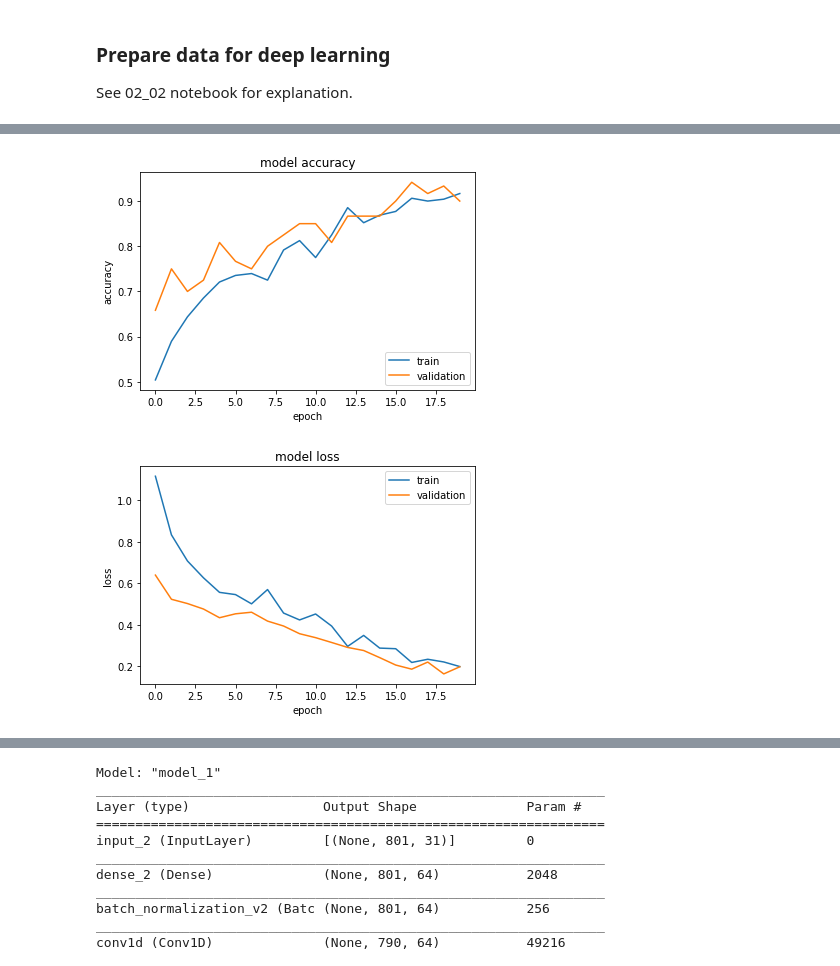
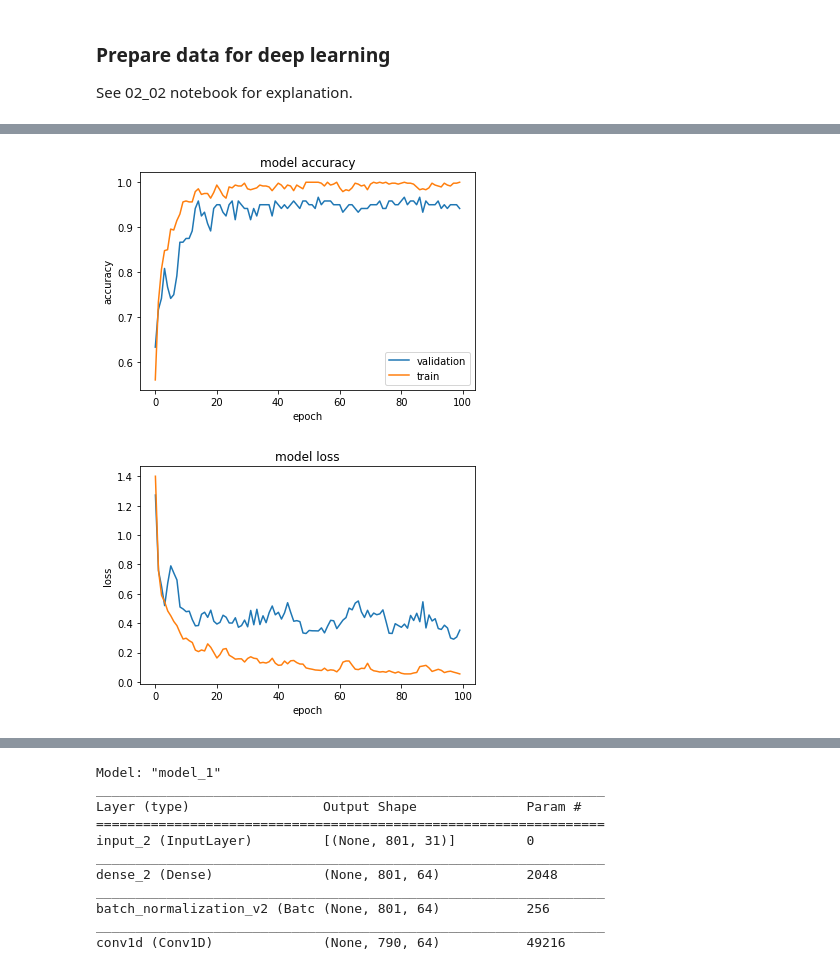
Before and after one commit to SachsLab/IntracranialNeurophysDL, a Jupyter notebook: notebooks/03_02_CNN_faces_houses.ipynb, the cells around one changed output, grey strips where cells are left out. Cells and saved outputs as stored; diff of their text form; code cells hidden in the pictures.

```diff
--- a/notebooks/03_02_CNN_faces_houses.ipynb
+++ b/notebooks/03_02_CNN_faces_houses.ipynb
@@ -230,0 +268,22 @@ _________________________________________________________________
+# %%
+# Prepare callbacks
+import shutil
+log_dir = Path.cwd() / "logs"
+if log_dir.is_dir():
+    try:
+        shutil.rmtree(str(log_dir))
+    except PermissionError:
+        print("Unable to remove logs directory.")
+log_dir = log_dir / datetime.datetime.now().strftime("%Y%m%d-%H%M%S")
+tensorboard_cb = tf.keras.callbacks.TensorBoard(str(log_dir), histogram_freq=1)
+
+from keras_tqdm import TQDMNotebookCallback
+tqdm_cb = TQDMNotebookCallback(leave_inner=True, leave_outer=True)
+# The TQDMNotebookCallback does not implement all of the functions that tf.keras expects,
+# so we simply create do-nothing functions as a workaround.
+setattr(tqdm_cb, 'on_train_batch_begin', lambda x,y:None)
+setattr(tqdm_cb, 'on_train_batch_end', lambda x,y:None)
+setattr(tqdm_cb, 'on_test_begin', lambda x:None)
+setattr(tqdm_cb, 'on_test_batch_begin', lambda x,y:None)
+setattr(tqdm_cb, 'on_test_batch_end', lambda x,y:None)
+setattr(tqdm_cb, 'on_test_end', lambda x:None)
@@ -231,10 +296,12 @@ _________________________________________________________________
 # %%
-N_EPOCHS = 20
+# Train model
+N_EPOCHS = 100
 history = model.fit(x=ds_train,
                     epochs=N_EPOCHS,
                     validation_data=ds_valid,
                     steps_per_epoch=n_train // BATCH_SIZE,
                     validation_steps=(len(Y)-n_train) // BATCH_SIZE,
-                    callbacks=[tensorboard_callback],
-                    verbose=1)
+                    callbacks=[tensorboard_cb, tqdm_cb],
+                    verbose=0)
+print("Maximum validation accuracy: {:.2f}%".format(100*np.max(history.history['val_accuracy'])))
 # %% [output]
@@ -269,20 +330,18 @@ if False and not IN_COLAB:
 # %%
-import matplotlib.pyplot as plt
-plt.plot(history.history['accuracy'])
-plt.plot(history.history['val_accuracy'])
+plt.plot(history.history['val_accuracy'], label='validation')
+plt.plot(history.history['accuracy'], label='train')
 plt.title('model accuracy')
 plt.ylabel('accuracy')
 plt.xlabel('epoch')
-plt.legend(['train', 'validation'], loc='lower right')
+plt.legend(loc='lower right')
 plt.show()
 
+plt.plot(history.history['val_loss'])
 plt.plot(history.history['loss'])
-plt.plot(history.history['val_loss'])
 plt.title('model loss')
 plt.ylabel('loss')
 plt.xlabel('epoch')
-plt.legend(['train', 'validation'], loc='upper right')
 plt.show()
 # %% [output]
-[figure, old version]
+[figure, new version]
-[figure, old version]
+[figure, new version]
```
Also changed, not shown: parts of 36 cells of this notebook, 4 other files.
